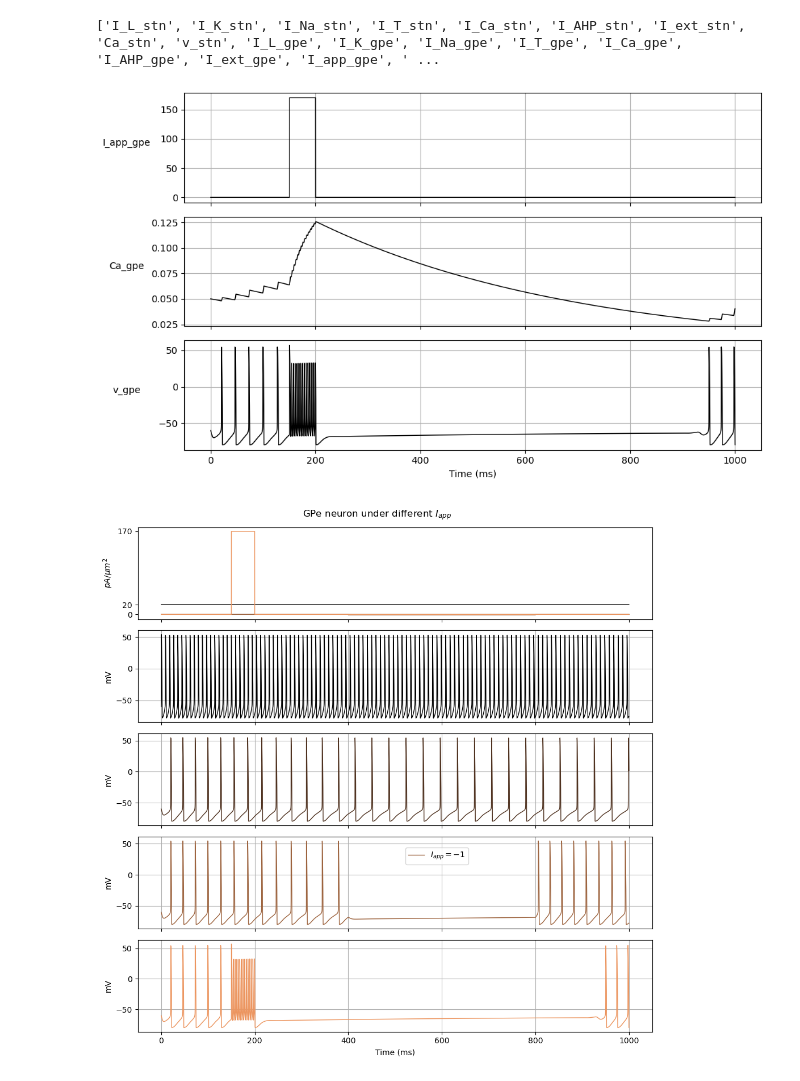
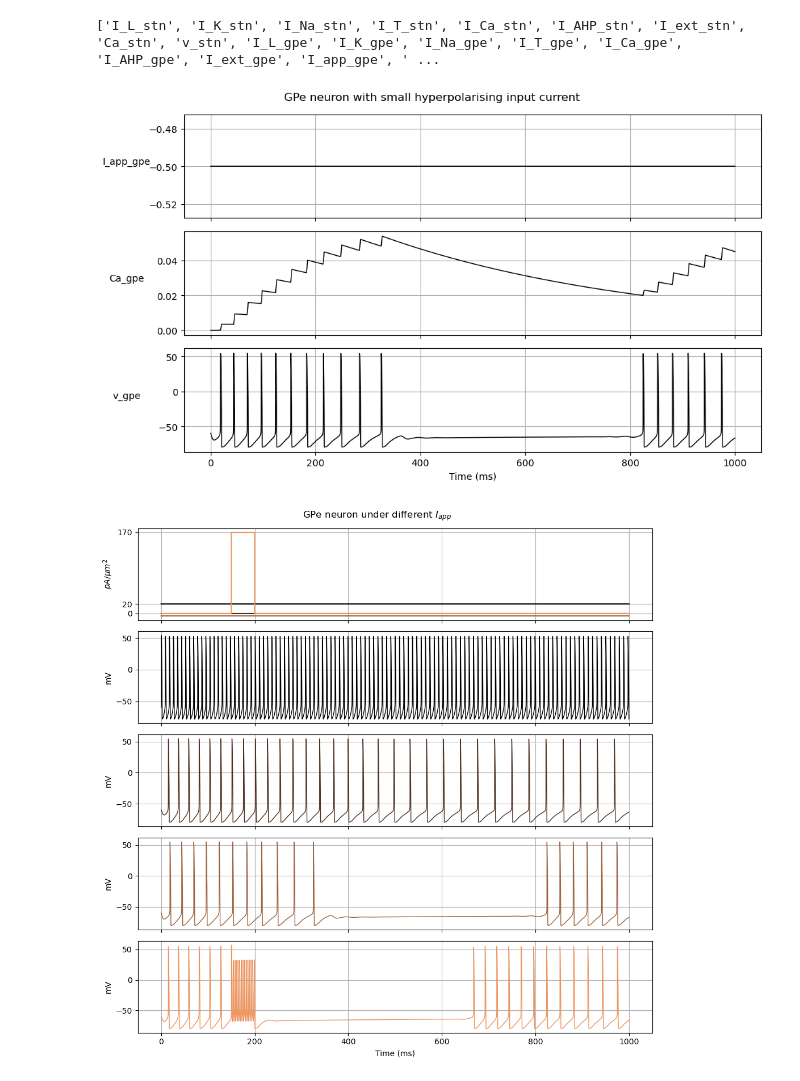
Before and after one commit to NemoInfo/NeuroModelSandbox, a Jupyter notebook: rubin_terman/rt.ipynb, the cells around one changed output. Drawn from its saved outputs; the diff is of its cells as text; code cells hidden in the pictures.

Commit message:
Fix GPe figure code

```diff
--- a/rubin_terman/rt.ipynb
+++ b/rubin_terman/rt.ipynb
@@ -16,14 +16,13 @@ Python: 3.12.8 (main, Dec  3 2024, 18:42:41) [GCC 14.2.1 20241116]
 N_gpe, N_stn = 4, 0
 dt = 0.01
 def I_app(t, n):
-    if n == 0:
-        return 20
-    elif n == 1:
-        return 0
-    elif n == 2:
-        return -1 if 400 < t * dt < 800 else 0
-    elif n == 3:
-        return 170 if 150 < t * dt < 200 else 0
+    return [
+        20.,
+        0.,
+        -0.5,
+        170. if 150 < t * dt < 200 else 0.,
+    ][int(n)]
+
 data = model.rubin_terman(N_gpe, N_stn, I_app_gpe=I_app, dt=dt, T=1)
 print(list(data.keys()))
 # %% [output]
@@ -31,46 +30,48 @@ print(list(data.keys()))
 # %%
 metrics = ["I_app_gpe", "Ca_gpe", "v_gpe"]
 fig, axs = plt.subplots(len(metrics), 1, figsize=(10, len(metrics)*2), sharex=True, tight_layout=True)
 
 for k, ax in zip(metrics, axs):
-    ax.plot(data[k][:,3], 'k', lw=1)
+    ax.plot(data[k][:,2], 'k', lw=1)
     ax.set_ylabel(f"{k}", rotation=0, labelpad=10)
     ax.yaxis.set_label_coords(-0.1, 0.5)
     ax.grid()
 
 axs[-1].xaxis.set_major_formatter(lambda x, _: f"{x*0.01:.0f}")
 axs[-1].set_xlabel("Time (ms)")
 
-# plt.savefig("gpe_Iapp_170.svg")
+fig.suptitle("GPe neuron with small hyperpolarising input current")
+
+plt.savefig("gpe_Iapp_170.svg")
 plt.show()
 # %% [output]
-[figure, old version]
+[figure, new version]
 # %%
 plots = data["v_gpe"].shape[1] + 1
 fig, (a0, *axs) = plt.subplots(plots, 1, figsize=(10, plots*2), sharex=True, tight_layout=True)
 colors = plt.get_cmap("copper", data["v_gpe"].shape[1]+1)
 
+scale = [1, 1, 10, 1]
 for i in range(data["I_app_gpe"].shape[1]):
-    a0.plot(data["I_app_gpe"][:,i], color=colors(i), lw=1)
-    a0.set_ylabel(r"$pA/\mu m^2$")
-    a0.set_yticks([0, 20, 170])
-    a0.grid()
+    a0.plot(data["I_app_gpe"][:,i] * scale[i], color=colors(i))
+
+a0.set_ylabel(r"$pA/\mu m^2$")
+a0.set_yticks([0, 20, 170])
+a0.grid()
 
 for i, ax in zip(range(data["I_app_gpe"].shape[1]), axs):
     ax.plot(data["v_gpe"][:,i], color=colors(i), lw=1)
     ax.set_ylabel("mV")
-    # ax.yaxis.set_label_coords(-0.1, 0.5)
     ax.grid()
 
-axs[-2].legend(["$I_{app} = -1$"], loc=(0.52, 0.7))
 axs[-1].xaxis.set_major_formatter(lambda x, _: f"{x*0.01:.0f}")
 axs[-1].set_xlabel("Time (ms)")
 
-# fig.suptitle(r"GPe neuron under different $I_{app}$")
+fig.suptitle(r"GPe neuron under different $I_{app}$")
 fig.savefig("gpe_Iapp_sweep.svg")
 plt.show()
 # %% [output]
-[figure, old version]
+[figure, new version]
 # %%
 # plots = data["v_stn"].shape[1] + 1
 # fig, (a0, *axs) = plt.subplots(plots, 1, figsize=(10, plots*2), sharex=True, tight_layout=True)
```
Also changed, not shown: 3 other files.
